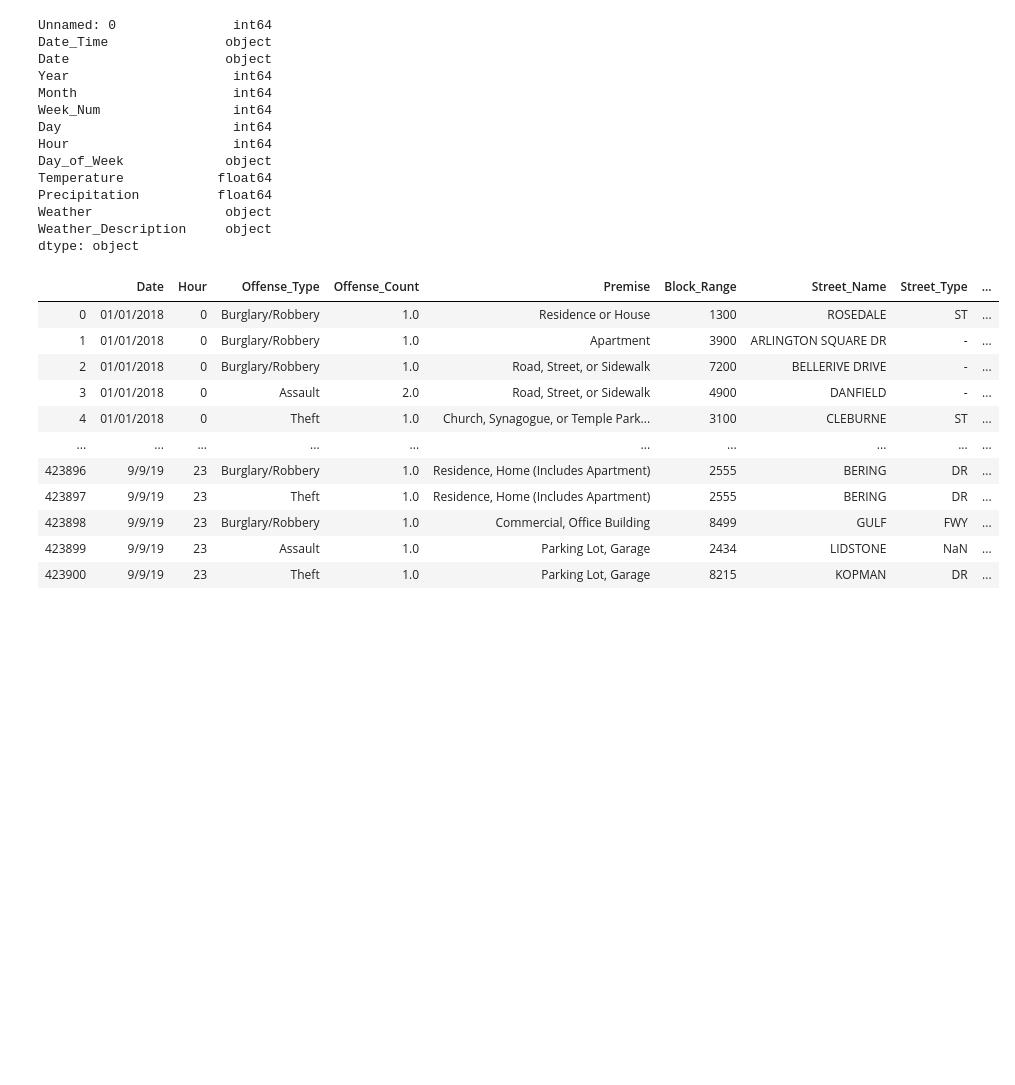
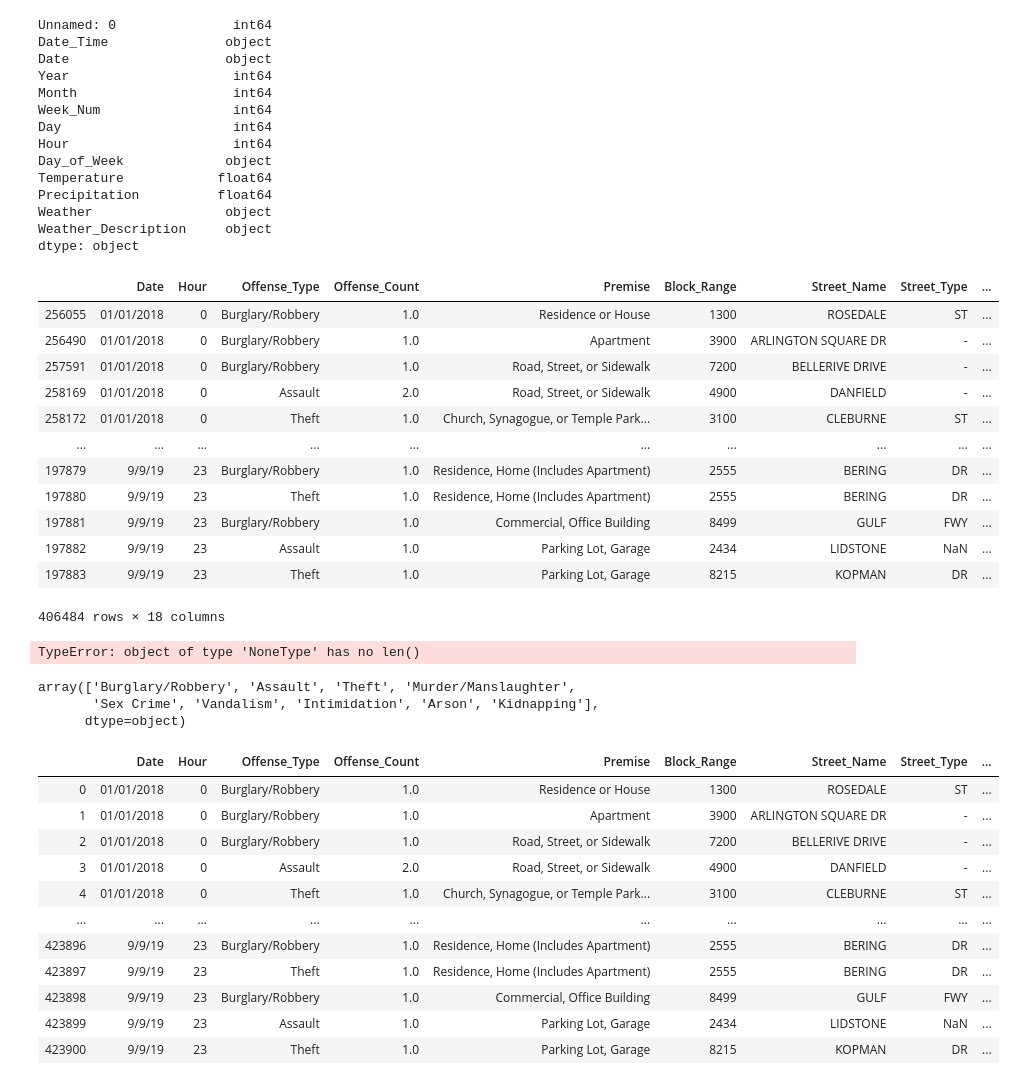
Before and after one commit to florin-vasiliu/Houston-Crime-Analysis, a Jupyter notebook: DataMerging.ipynb, the cells around one changed output. Drawn from its saved outputs; the diff is of its cells as text; code cells hidden in the pictures; blank space fills up the shorter version.

```diff
--- a/DataMerging.ipynb
+++ b/DataMerging.ipynb
@@ -115,8 +138,34 @@ Precipitation          float64
 Weather                 object
 Weather_Description     object
 dtype: object
+# %%
+crime_data
+# %% [output]
+|  | Date | Hour | Offense_Type | Offense_Count | Premise | Block_Range | Street_Name | Street_Type | ... |
+| 256055 | 01/01/2018 | 0 | Burglary/Robbery | 1.0 | Residence or House | 1300 | ROSEDALE | ST | ... |
+| 256490 | 01/01/2018 | 0 | Burglary/Robbery | 1.0 | Apartment | 3900 | ARLINGTON SQUARE DR | - | ... |
+| 257591 | 01/01/2018 | 0 | Burglary/Robbery | 1.0 | Road, Street, or Sidewalk | 7200 | BELLERIVE DRIVE | - | ... |
+| 258169 | 01/01/2018 | 0 | Assault | 2.0 | Road, Street, or Sidewalk | 4900 | DANFIELD | - | ... |
+| 258172 | 01/01/2018 | 0 | Theft | 1.0 | Church, Synagogue, or Temple Park... | 3100 | CLEBURNE | ST | ... |
+| ... | ... | ... | ... | ... | ... | ... | ... | ... | ... |
+| 197879 | 9/9/19 | 23 | Burglary/Robbery | 1.0 | Residence, Home (Includes Apartment) | 2555 | BERING | DR | ... |
+| 197880 | 9/9/19 | 23 | Theft | 1.0 | Residence, Home (Includes Apartment) | 2555 | BERING | DR | ... |
+| 197881 | 9/9/19 | 23 | Burglary/Robbery | 1.0 | Commercial, Office Building | 8499 | GULF | FWY | ... |
+| 197882 | 9/9/19 | 23 | Assault | 1.0 | Parking Lot, Garage | 2434 | LIDSTONE | NaN | ... |
+| 197883 | 9/9/19 | 23 | Theft | 1.0 | Parking Lot, Garage | 8215 | KOPMAN | DR | ... |
+406484 rows × 18 columns
 # %%
-full_data = pd.merge(crime_data, houston_weather, on = ['Year', 'Month', 'Day', 'Hour'], how="left")
+full_data = crime_data.merge(houston_weather, left_on = ['Year', 'Month', 'Day', 'Hour'], right_on = ['Year', 'Month', 'Day', 'Hour'])
+
+full_data
+# %% [output]
+TypeError: object of type 'NoneType' has no len()
+# %%
+full_data['Offense_Type'].unique()
+# %% [output]
+array(['Burglary/Robbery', 'Assault', 'Theft', 'Murder/Manslaughter',
+       'Sex Crime', 'Vandalism', 'Intimidation', 'Arson', 'Kidnapping'],
+      dtype=object)
 # %%
 del full_data["Date_Time"]
 del full_data["Date_y"]
```
Also changed, not shown: parts of 3 cells of this notebook, 2 other files.
